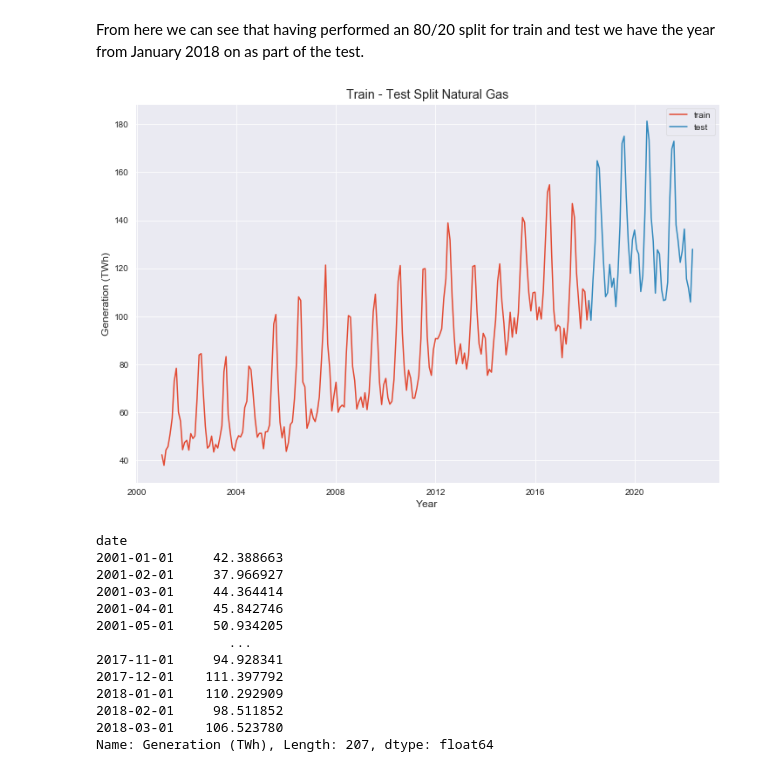
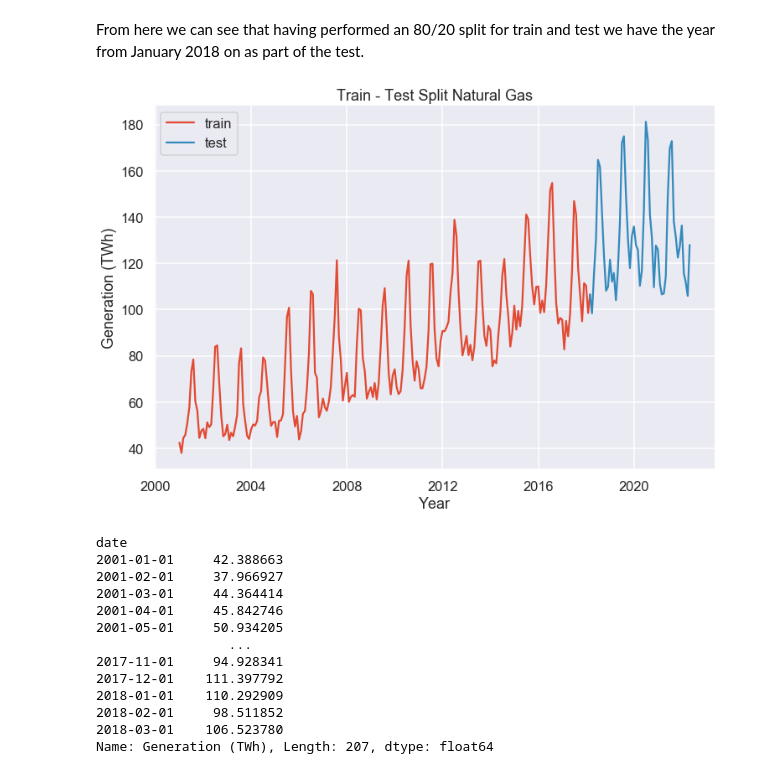
Before and after one commit to MNLKuzmin/USEnergy_Generation, a Jupyter notebook: TimeseriesNotebook.ipynb, the cells around one changed output. Saved outputs shown, nothing was run; the diff lists cells and outputs as text; code cells hidden in the pictures.

```diff
--- a/TimeseriesNotebook.ipynb
+++ b/TimeseriesNotebook.ipynb
@@ -396,7 +396,7 @@ plt.legend(loc='best');
 The sources that have shown to be more interesting, with an upward trend over time are:
  natural gas, wind and solar (which includes thermal and photovoltaic). So let us preview those.
 # %%
-sns.set_context("poster")#paper talk poster
+sns.set_context("talk")
 plt.figure(figsize=(16,10))
 US_nat=US_total.loc[US_total['ENERGY SOURCE']=='Natural Gas']
 sns.lineplot(x=US_nat.index, y=US_nat['Generation (TWh)'], color='green')
@@ -569,15 +568,16 @@ Timestamp('2022-05-01 00:00:00')
 # %% [markdown]
 From here we can see that having performed an 80/20 split for train and test we have the year from January 2018 on as part of the test.
 # %%
+sns.set_context("talk")
 fig, ax = plt.subplots(figsize=(12, 8))
 ax.plot(train, label='train')
 ax.plot(test, label='test')
 ax.set_title('Train - Test Split Natural Gas');
 plt.legend()
 plt.xlabel("Year")
 plt.ylabel("Generation (TWh)");
 # %% [output]
-[figure, old version]
+[figure, new version]
 # %%
 train
 # %% [output]
```
Also changed, not shown: parts of 90 cells of this notebook, 1 other file.
